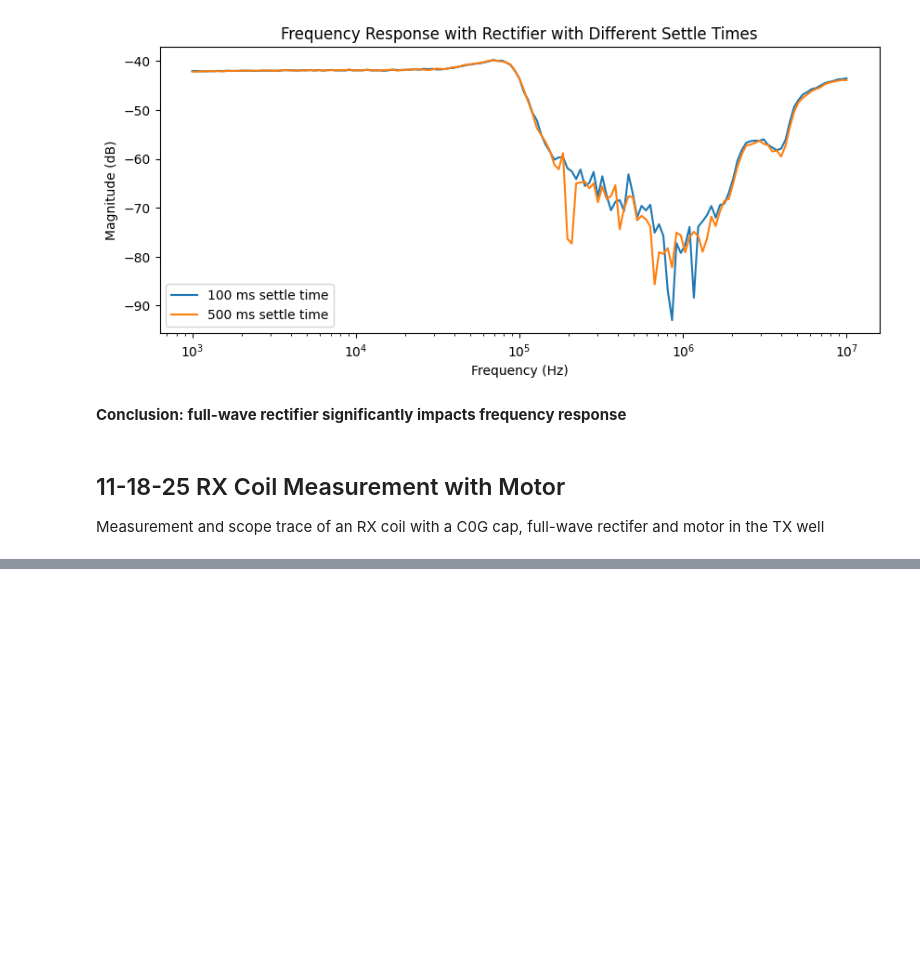
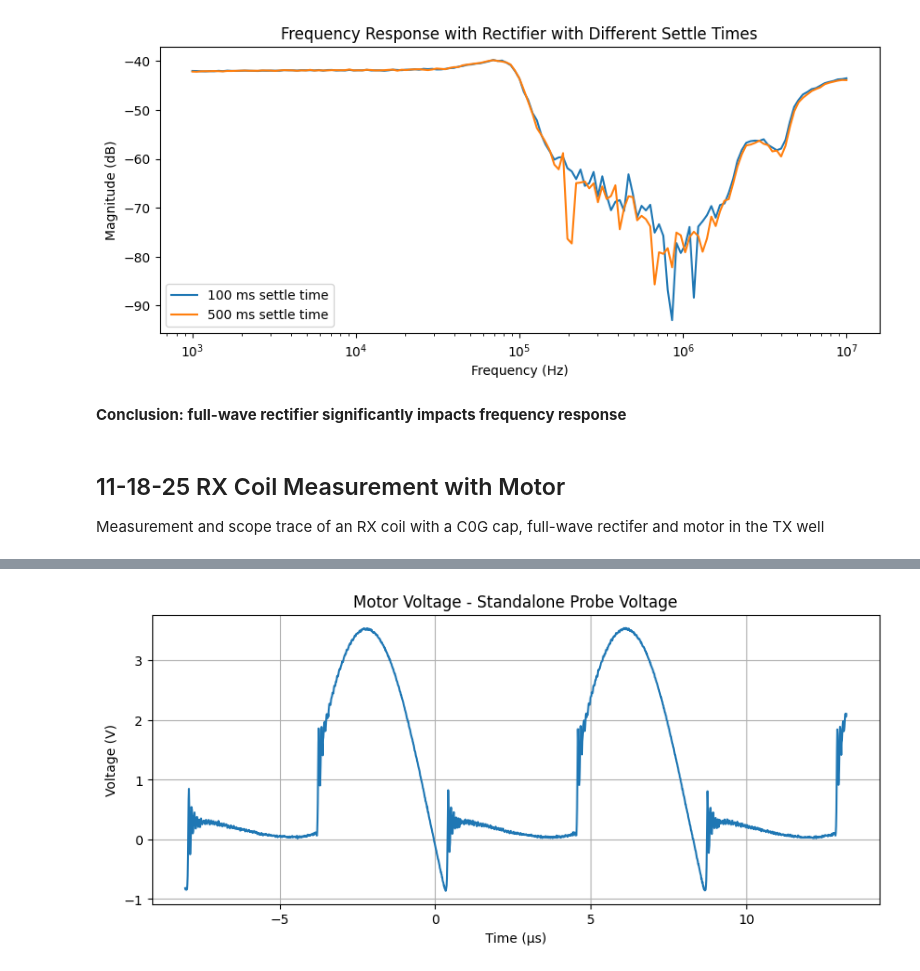
Before and after one commit to davisgtoth/Wireless-Drone-Data-Analysis, a Jupyter notebook: analysis.ipynb, the cells around one changed output, grey strips where cells are left out. Cells and saved outputs as stored; diff of their text form; code cells hidden in the pictures; blank space fills up the shorter version.

```diff
--- a/analysis.ipynb
+++ b/analysis.ipynb
@@ -506,0 +621,14 @@ Frequency:             120.05 kHz
+# %%
+# fix attempt 1 - subtract probe1 measurement
+
+motor1_fix = motor1['Channel 4 (V)']*10 - probe1['Channel 4 (V)']*10
+
+plt.figure(figsize=(10,4))
+plt.plot(motor1['Time (s)'][14875:17000]*1e6, motor1_fix[14875:17000], label='Motor Voltage')
+plt.title('Motor Voltage - Standalone Probe Voltage')
+plt.xlabel('Time (\u03BCs)')
+plt.ylabel('Voltage (V)')
+plt.grid()
+plt.show()
+# %% [output]
+[figure, added]
```
Also changed, not shown: parts of 11 cells of this notebook, 10 other files.
